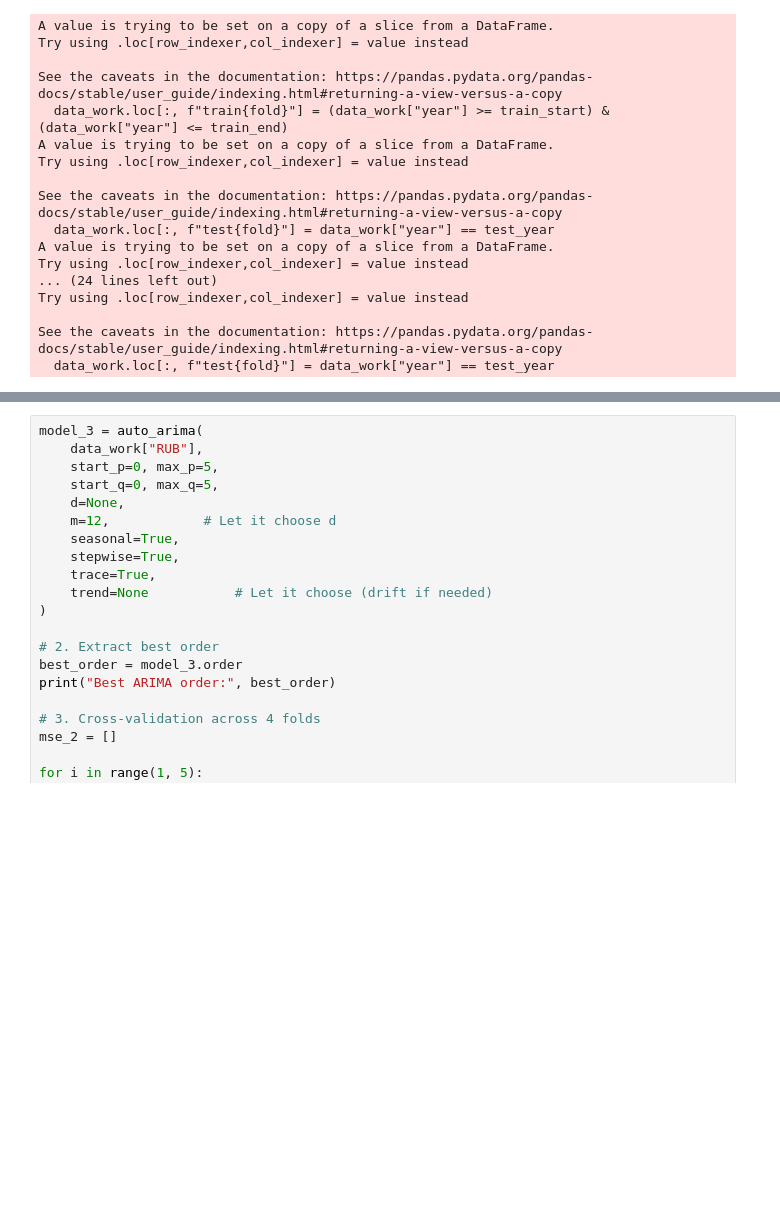
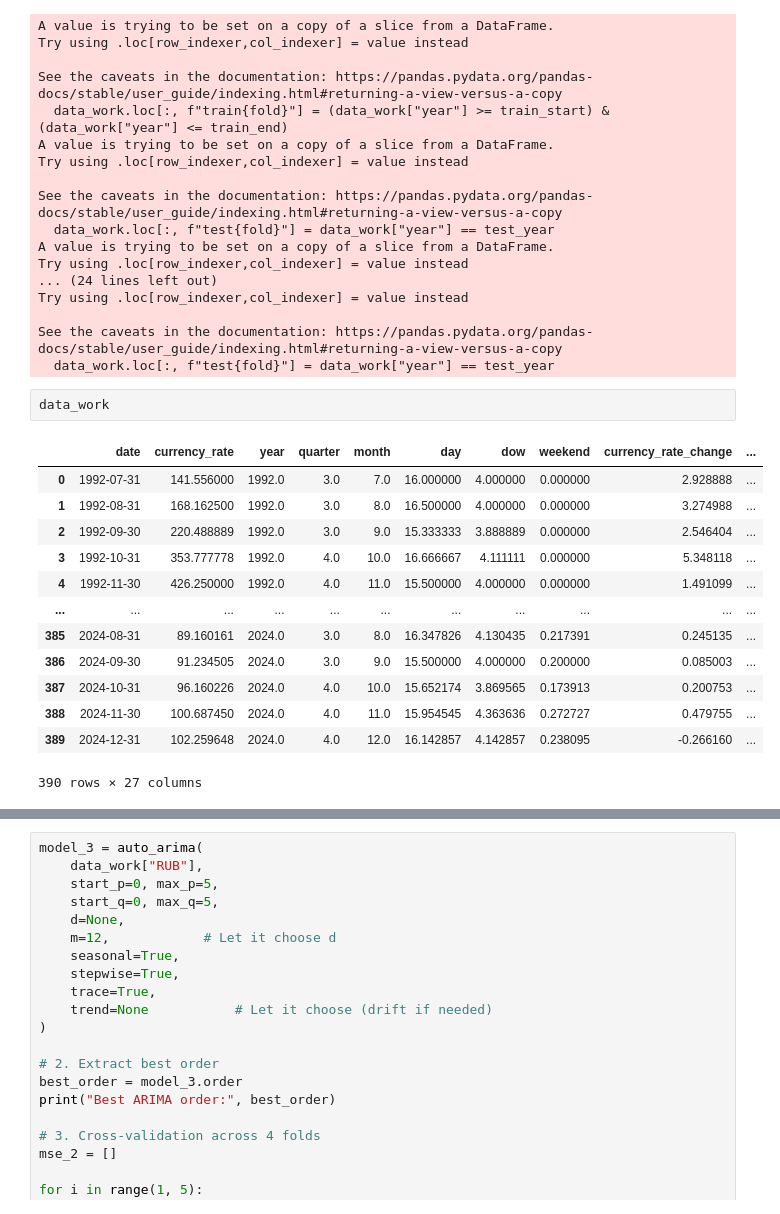
Before and after one commit to ZlataSparrow/Ruble_Volatility_Prediction, a Jupyter notebook: notebook/Time Series - Inserted.ipynb, the cells around one changed output, grey strips where cells are left out. Saved outputs shown, nothing was run; the diff lists cells and outputs as text; blank space fills up the shorter version.

```diff
--- a/notebook/Time Series - Inserted.ipynb
+++ b/notebook/Time Series - Inserted.ipynb
@@ -166,4 +177,20 @@ Try using .loc[row_indexer,col_indexer] = value instead
 
 See the caveats in the documentation: https://pandas.pydata.org/pandas-docs/stable/user_guide/indexing.html#returning-a-view-versus-a-copy
   data_work.loc[:, f"test{fold}"] = data_work["year"] == test_year
+# %%
+data_work
+# %% [output]
+|  | date | currency_rate | year | quarter | month | day | dow | weekend | currency_rate_change | ... |
+| 0 | 1992-07-31 | 141.556000 | 1992.0 | 3.0 | 7.0 | 16.000000 | 4.000000 | 0.000000 | 2.928888 | ... |
+| 1 | 1992-08-31 | 168.162500 | 1992.0 | 3.0 | 8.0 | 16.500000 | 4.000000 | 0.000000 | 3.274988 | ... |
+| 2 | 1992-09-30 | 220.488889 | 1992.0 | 3.0 | 9.0 | 15.333333 | 3.888889 | 0.000000 | 2.546404 | ... |
+| 3 | 1992-10-31 | 353.777778 | 1992.0 | 4.0 | 10.0 | 16.666667 | 4.111111 | 0.000000 | 5.348118 | ... |
+| 4 | 1992-11-30 | 426.250000 | 1992.0 | 4.0 | 11.0 | 15.500000 | 4.000000 | 0.000000 | 1.491099 | ... |
+| ... | ... | ... | ... | ... | ... | ... | ... | ... | ... | ... |
+| 385 | 2024-08-31 | 89.160161 | 2024.0 | 3.0 | 8.0 | 16.347826 | 4.130435 | 0.217391 | 0.245135 | ... |
+| 386 | 2024-09-30 | 91.234505 | 2024.0 | 3.0 | 9.0 | 15.500000 | 4.000000 | 0.200000 | 0.085003 | ... |
+| 387 | 2024-10-31 | 96.160226 | 2024.0 | 4.0 | 10.0 | 15.652174 | 3.869565 | 0.173913 | 0.200753 | ... |
+| 388 | 2024-11-30 | 100.687450 | 2024.0 | 4.0 | 11.0 | 15.954545 | 4.363636 | 0.272727 | 0.479755 | ... |
+| 389 | 2024-12-31 | 102.259648 | 2024.0 | 4.0 | 12.0 | 16.142857 | 4.142857 | 0.238095 | -0.266160 | ... |
+390 rows × 27 columns
 # %%
```
Also changed, not shown: parts of 22 cells of this notebook, 2 other files.
